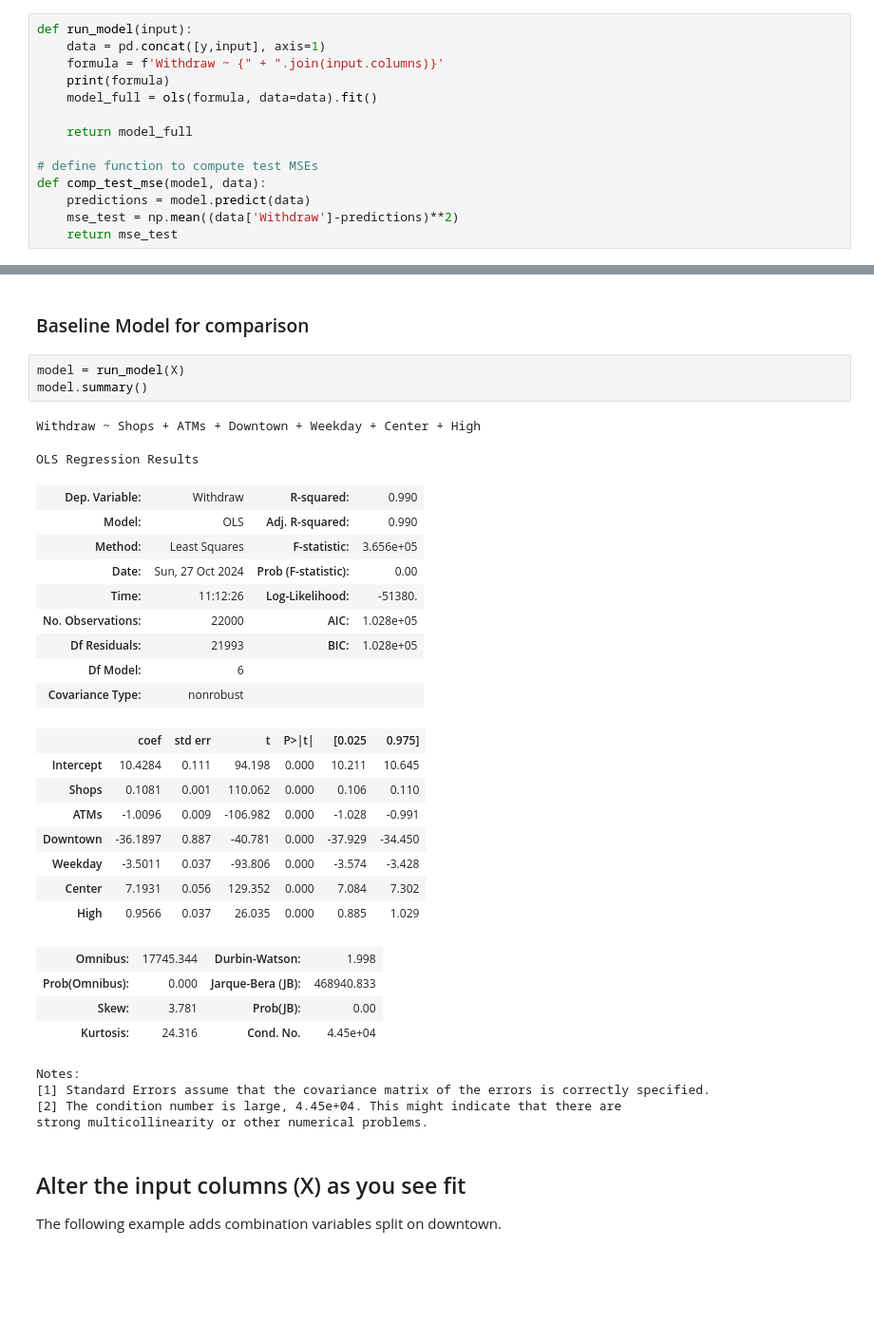
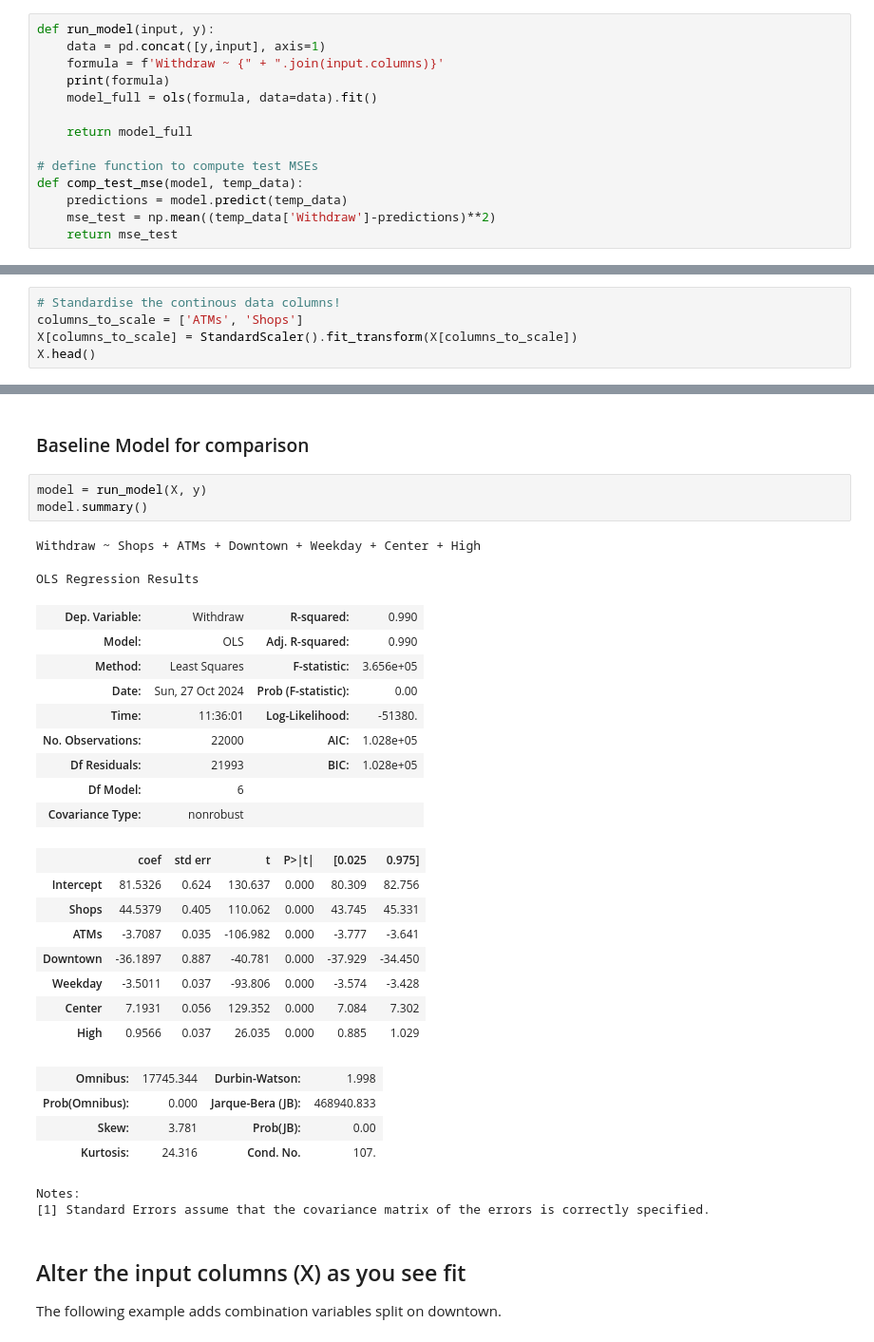
Before and after one commit to ekg-21/econ3203_Y, a Jupyter notebook: model_template.ipynb, the cells around one changed output, grey strips where cells are left out. Shown at 95% size. Cells and saved outputs as stored; diff of their text form; blank space fills up the shorter version.

Commit message:
scaled the data

```diff
--- a/model_template.ipynb
+++ b/model_template.ipynb
@@ -9,7 +10,7 @@ from statsmodels.formula.api import ols
 # %% [markdown]
 ## Helper functions!
 # %%
-def run_model(input):
+def run_model(input, y):
     data = pd.concat([y,input], axis=1)
     formula = f'Withdraw ~ {" + ".join(input.columns)}'
     print(formula)
@@ -18,9 +19,9 @@ def run_model(input):
     return model_full
 
 # define function to compute test MSEs
-def comp_test_mse(model, data):
-    predictions = model.predict(data)
-    mse_test = np.mean((data['Withdraw']-predictions)**2)
+def comp_test_mse(model, temp_data):
+    predictions = model.predict(temp_data)
+    mse_test = np.mean((temp_data['Withdraw']-predictions)**2)
     return mse_test
 # %% [markdown]
 ## Read the data
@@ -38,3 +39,8 @@ X = data.drop(columns=['Withdraw'])
 X.columns
 # %% [output]
 Index(['Shops', 'ATMs', 'Downtown', 'Weekday', 'Center', 'High'], dtype='object')
+# %%
+# Standardise the continous data columns!
+columns_to_scale = ['ATMs', 'Shops']
+X[columns_to_scale] = StandardScaler().fit_transform(X[columns_to_scale])
+X.head()
@@ -41,24 +54,24 @@ Index(['Shops', 'ATMs', 'Downtown', 'Weekday', 'Center', 'High'], dtype='object'
 # %% [markdown]
 ### Baseline Model for comparison
 # %%
-model = run_model(X)
+model = run_model(X, y)
 model.summary()
 # %% [output]
 Withdraw ~ Shops + ATMs + Downtown + Weekday + Center + High
 OLS Regression Results
 | Dep. Variable: | Withdraw | R-squared: | 0.990 |
 | Model: | OLS | Adj. R-squared: | 0.990 |
 | Method: | Least Squares | F-statistic: | 3.656e+05 |
 | Date: | Sun, 27 Oct 2024 | Prob (F-statistic): | 0.00 |
-| Time: | 11:12:26 | Log-Likelihood: | -51380. |
+| Time: | 11:36:01 | Log-Likelihood: | -51380. |
 | No. Observations: | 22000 | AIC: | 1.028e+05 |
 | Df Residuals: | 21993 | BIC: | 1.028e+05 |
 | Df Model: | 6 |  |  |
 | Covariance Type: | nonrobust |  |  |
 |  | coef | std err | t | P>|t| | [0.025 | 0.975] |
-| Intercept | 10.4284 | 0.111 | 94.198 | 0.000 | 10.211 | 10.645 |
-| Shops | 0.1081 | 0.001 | 110.062 | 0.000 | 0.106 | 0.110 |
-| ATMs | -1.0096 | 0.009 | -106.982 | 0.000 | -1.028 | -0.991 |
+| Intercept | 81.5326 | 0.624 | 130.637 | 0.000 | 80.309 | 82.756 |
+| Shops | 44.5379 | 0.405 | 110.062 | 0.000 | 43.745 | 45.331 |
+| ATMs | -3.7087 | 0.035 | -106.982 | 0.000 | -3.777 | -3.641 |
 | Downtown | -36.1897 | 0.887 | -40.781 | 0.000 | -37.929 | -34.450 |
 | Weekday | -3.5011 | 0.037 | -93.806 | 0.000 | -3.574 | -3.428 |
 | Center | 7.1931 | 0.056 | 129.352 | 0.000 | 7.084 | 7.302 |
@@ -66,11 +79,9 @@ OLS Regression Results
 | Omnibus: | 17745.344 | Durbin-Watson: | 1.998 |
 | Prob(Omnibus): | 0.000 | Jarque-Bera (JB): | 468940.833 |
 | Skew: | 3.781 | Prob(JB): | 0.00 |
-| Kurtosis: | 24.316 | Cond. No. | 4.45e+04 |
+| Kurtosis: | 24.316 | Cond. No. | 107. |
 Notes:
 [1] Standard Errors assume that the covariance matrix of the errors is correctly specified.
-[2] The condition number is large, 4.45e+04. This might indicate that there are
-strong multicollinearity or other numerical problems.
 # %% [markdown]
 ## Alter the input columns (X) as you see fit
 
```
Also changed, not shown: parts of 6 cells of this notebook.
